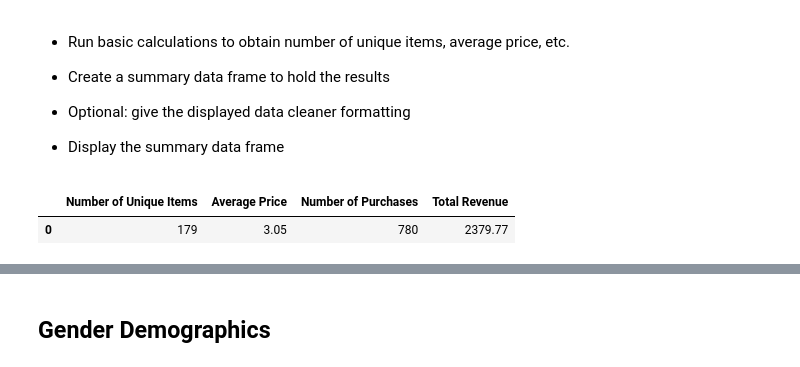
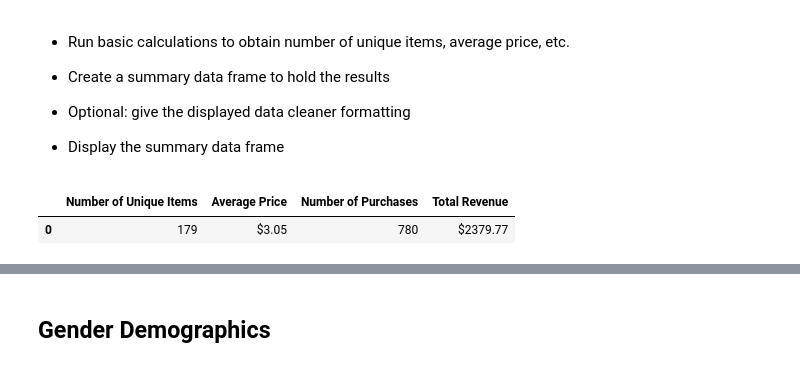
Before and after one commit to SybileC/pandas-challenge, a Jupyter notebook: HeroesOfPymoli/02-Homework_04-Pandas_Instructions_HeroesOfPymoli_HeroesOfPymoli_starter.ipynb, the cells around one changed output, grey strips where cells are left out. Saved outputs shown, nothing was run; the diff lists cells and outputs as text; code cells hidden in the pictures.

```diff
--- a/HeroesOfPymoli/02-Homework_04-Pandas_Instructions_HeroesOfPymoli_HeroesOfPymoli_starter.ipynb
+++ b/HeroesOfPymoli/02-Homework_04-Pandas_Instructions_HeroesOfPymoli_HeroesOfPymoli_starter.ipynb
@@ -60,7 +53,8 @@ total_revenue = HeroesOfPymoli_data["Price"].sum()
 # %%
 purchasing_analysis = pd.DataFrame({"Number of Unique Items": unique_items, "Average Price": average_price,
                                     "Number of Purchases": number_purchase, "Total Revenue": total_revenue}, index=[0])
-purchasing_analysis
+format_df = {"Average Price": '${:}', "Total Revenue":'${:}'}
+purchasing_analysis.style.format(format_df)
 # %% [output]
 |  | Number of Unique Items | Average Price | Number of Purchases | Total Revenue |
-| 0 | 179 | 3.05 | 780 | 2379.77 |
+| 0 | 179 | $3.05 | 780 | $2379.77 |
```
Also changed, not shown: parts of 21 cells of this notebook.
